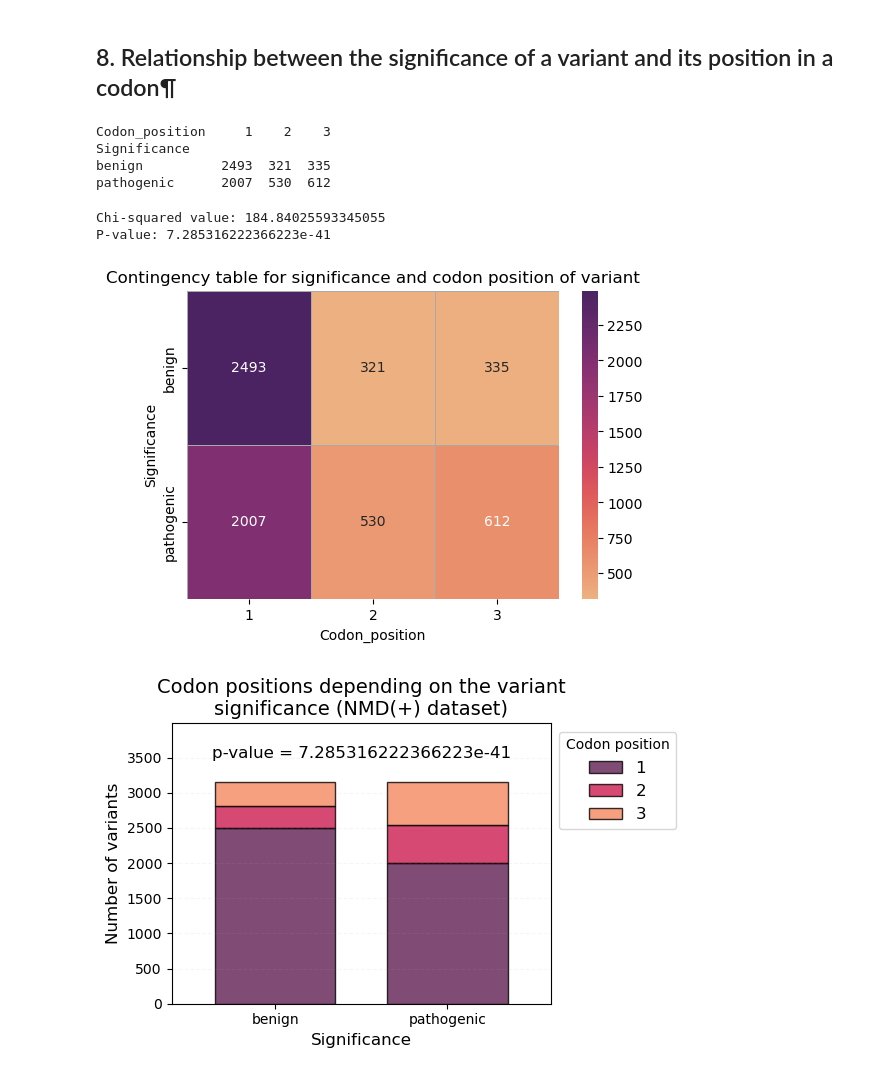
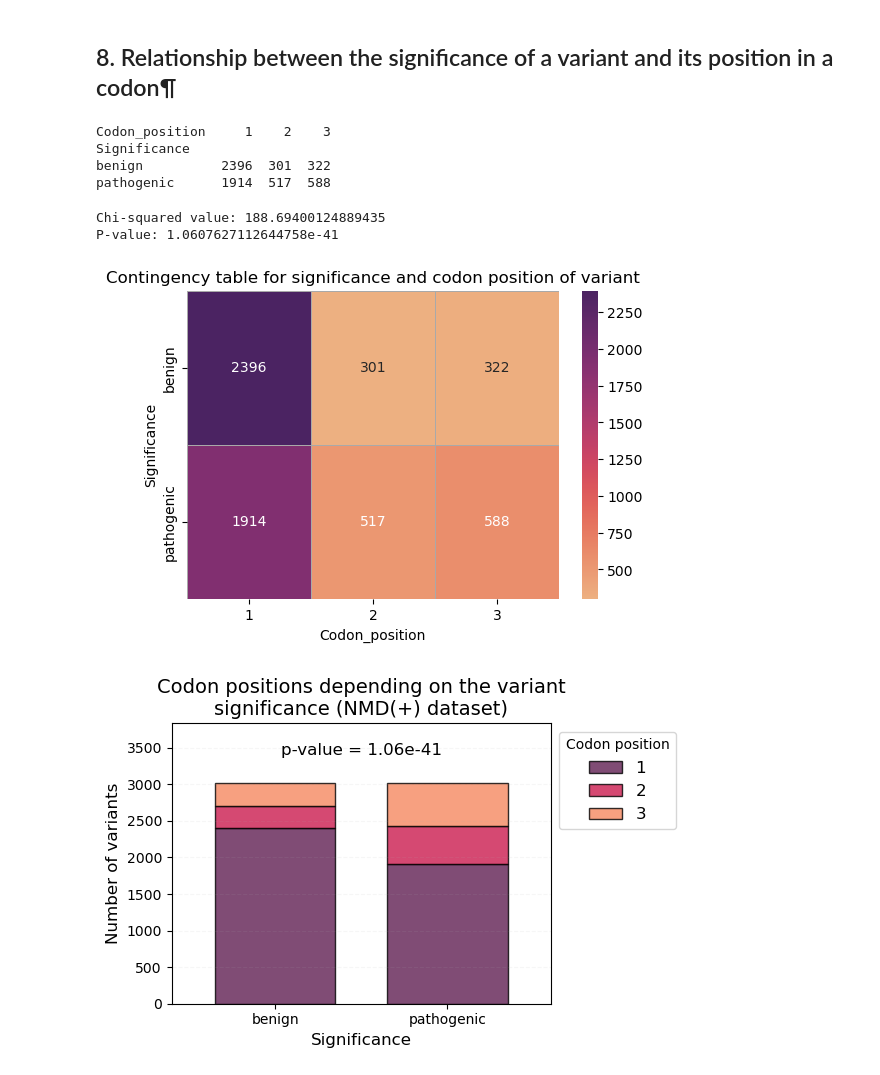
Before and after one commit to nastasia-iv/genvar, a Jupyter notebook: context_analysis/get_context_nmd_undergo.ipynb, the cells around one changed output. Cells and saved outputs as stored; diff of their text form; code cells hidden in the pictures.

Commit message:
Update data

```diff
--- a/context_analysis/get_context_nmd_undergo.ipynb
+++ b/context_analysis/get_context_nmd_undergo.ipynb
@@ -80,7 +80,7 @@ Index(['CHROM', 'POS', 'rsID', 'REF', 'ALT', 'Impact', 'Consequence',
 # %% [markdown]
 Remove unnecessary columns left after Clinvar.
 # %%
-ben_nmd_undergo_filtered = ben_nmd_undergo_filtered.drop(columns=['ID', 'CLNSIG', 'CLNVC', 'GENEINFO', 'MC', 'SYMBOL',
+ben_nmd_undergo_filtered = ben_nmd_undergo_filtered.drop(columns=['ID', 'CLNSIG', 'CLNVC', 'CLNREVSTAT', 'GENEINFO', 'MC', 'SYMBOL',
                                                 'Gene', 'Feature_type', 'BIOTYPE', 'CANONICAL'])
 ben_nmd_undergo_filtered
 # %% [output]
@@ -194,6 +194,6 @@ Index(['CHROM', 'POS', 'rsID', 'REF', 'ALT', 'Impact', 'Consequence_x',
       dtype='object')
 # %%
-pat_nmd_undergo_filtered = pat_nmd_undergo_filtered.drop(columns=['ID', 'CLNSIG', 'CLNVC', 'GENEINFO', 'MC', 'Consequence_y',
+pat_nmd_undergo_filtered = pat_nmd_undergo_filtered.drop(columns=['ID', 'CLNSIG', 'CLNVC', 'CLNREVSTAT', 'GENEINFO', 'MC', 'Consequence_y',
                                                 'SYMBOL', 'Gene', 'Feature_type', 'Canonical_transcript_y',
                                                 'BIOTYPE', 'cDNA_position_y', 'CANONICAL', '_merge', 'LOEUF_y', 'NMD_escape_y', 'pext_y'])
 
@@ -327,7 +327,7 @@ Dataframes are now balanced by genes and number of variants.
 # %% [markdown]
 Write the context in the corresponding column of the dataframe.
 # %%
-transcript_fasta = Fasta("/home/bioinf/gnomad-variants/Ivanova/data_dir/gencode_data/gencode.v45.transcripts.fa.gz", key_function = lambda x: x.split('.')[0])
+transcript_fasta = Fasta("data_dir/gencode_data/gencode.v45.transcripts.fa.gz", key_function = lambda x: x.split('.')[0])
 # %% [markdown]
 Get contexts.
 # %%
@@ -662,15 +662,15 @@ print(cross_tab_undergo)
 # %% [output]
 Codon_position     1    2    3
 Significance
-benign          2493  321  335
-pathogenic      2007  530  612
+benign          2396  301  322
+pathogenic      1914  517  588
 # %%
 chi2_undergo, p_value_undergo, _, _ = chi2_contingency(cross_tab_undergo)
 print(f"Chi-squared value: {chi2_undergo}")
 print(f"P-value: {p_value_undergo}")
 # %% [output]
-Chi-squared value: 184.84025593345055
-P-value: 7.285316222366223e-41
+Chi-squared value: 188.69400124889435
+P-value: 1.0607627112644758e-41
 # %%
 plt.figure(figsize=(6, 4))
 sns.heatmap(cross_tab_undergo, annot=True, cmap='flare', fmt='d', cbar=True, linewidths=0.5, linecolor='darkgrey')
@@ -679,25 +679,25 @@ plt.xlabel('Codon_position')
 plt.ylabel('Significance')
 plt.show()
 # %% [output]
-[figure, old version]
+[figure, new version]
 # %%
 palette = sns.color_palette("rocket", len(cross_tab_undergo.columns))
 
 ax = cross_tab_undergo.plot(kind='bar', stacked=True, alpha=0.8, edgecolor='black', linewidth=1, width=0.7, color=palette, figsize=(6, 4))
 
 plt.title('Codon positions depending on the variant\nsignificance (NMD(+) dataset)', fontsize=14)
 plt.xlabel('Significance', fontsize=12)
 plt.ylabel('Number of variants', fontsize=12)
 plt.xticks(rotation=0, fontsize=10)
 plt.yticks(fontsize=10)
 plt.legend(title='Codon position', fontsize=12, bbox_to_anchor=(1, 1), loc='upper left')
 plt.ylim(top=cross_tab_undergo.max().max() * 1.6)
-plt.text(0.5, 3500, f'p-value = {p_value_undergo}', fontsize=12, ha='center')
+plt.text(0.5, 3400, f'p-value = {format(p_value_undergo, '.2e')}', fontsize=12, ha='center')
 plt.grid(True, axis='y', linestyle='--', alpha=0.1)
 plt.tight_layout()
 
 plt.savefig('images/codon_positions_hist_undergo.png', dpi=300)
 
 plt.show()
 # %% [output]
-[figure, old version]
+[figure, new version]
```
Also changed, not shown: parts of 27 cells of this notebook.
